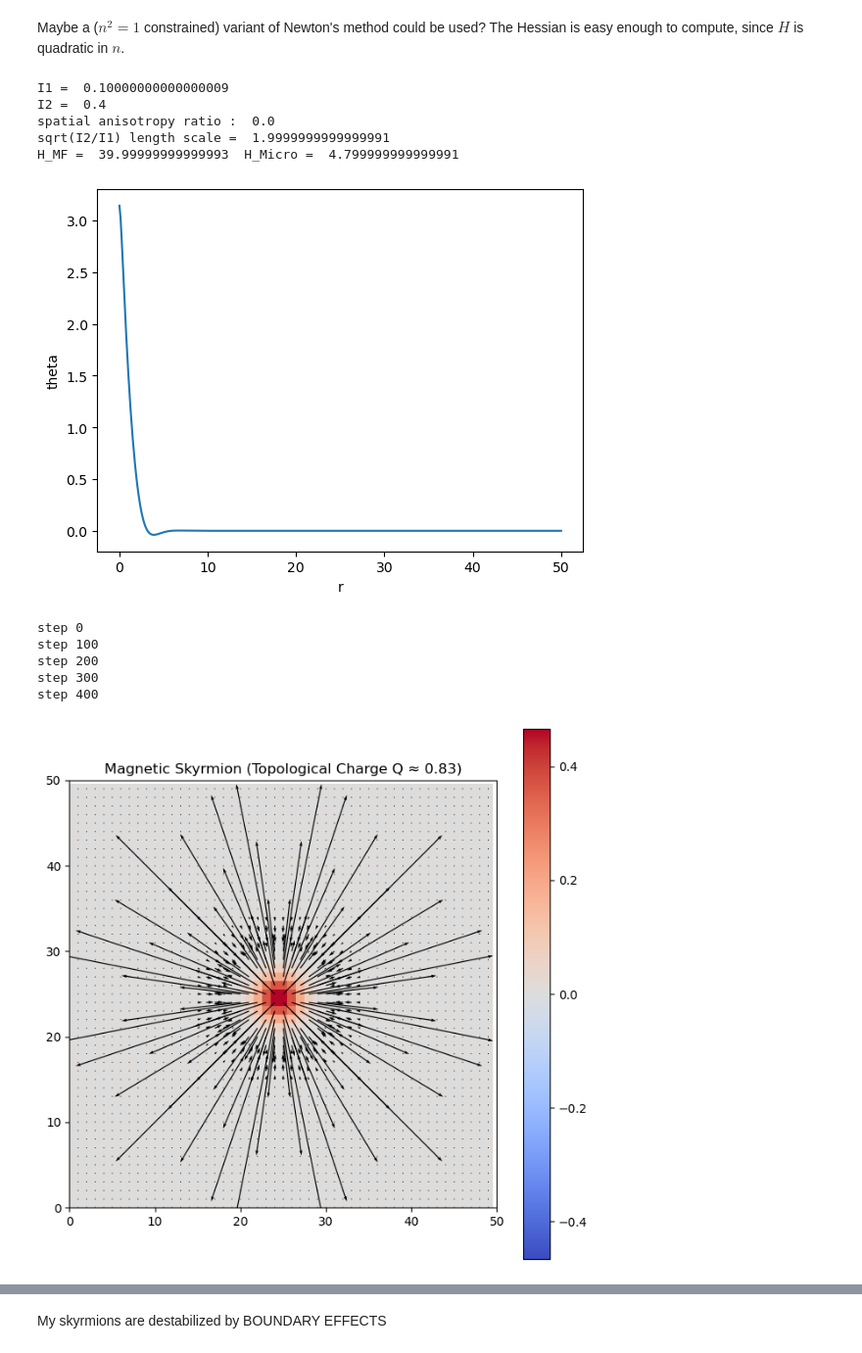
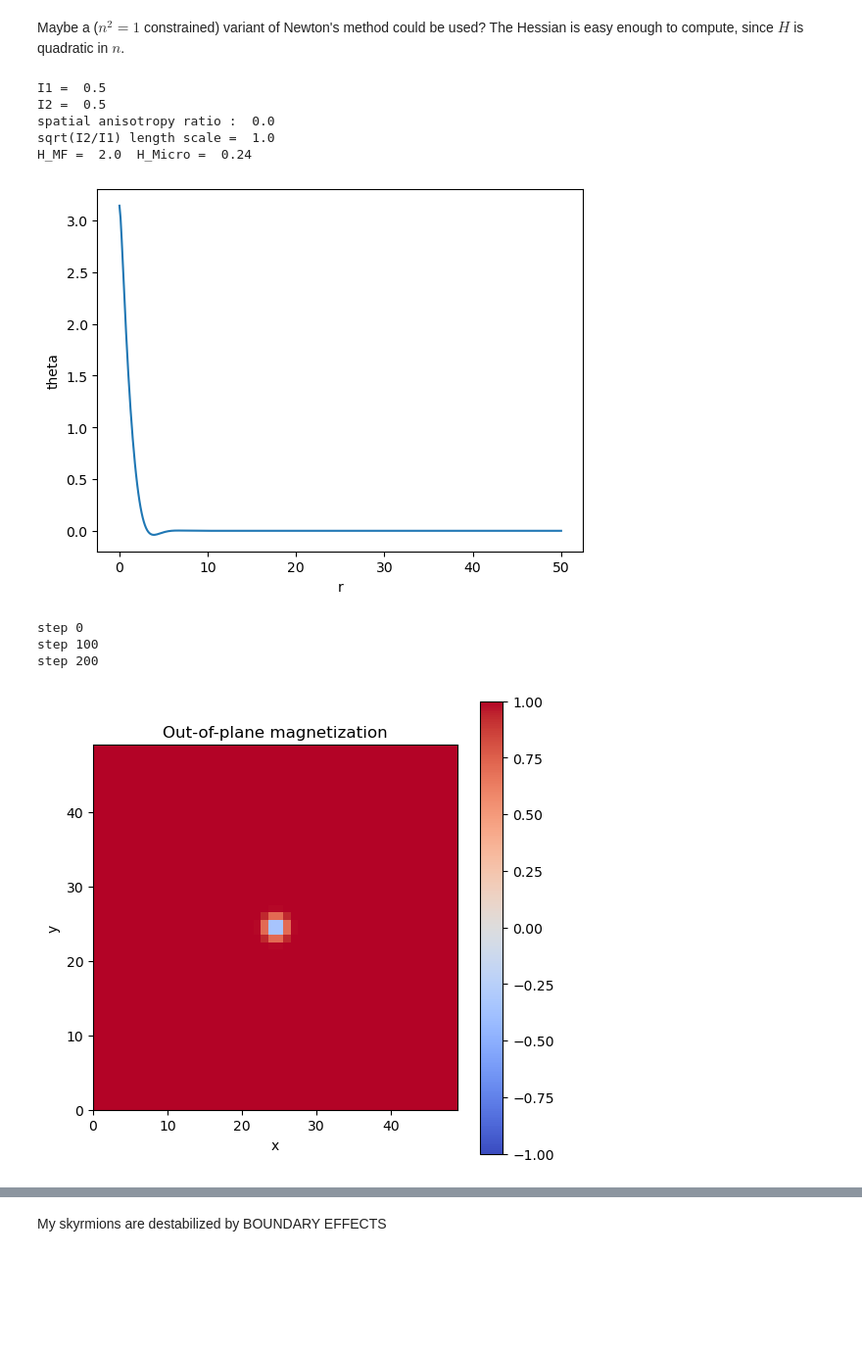
Before and after one commit to jan-chelmecki/skyrmion-tunnelling, a Jupyter notebook: instanton.ipynb, the cells around one changed output, grey strips where cells are left out. Shown at 98% size. Cells and saved outputs as stored; diff of their text form; code cells hidden in the pictures; blank space fills up the shorter version.

```diff
--- a/instanton.ipynb
+++ b/instanton.ipynb
@@ -255,5 +231,0 @@ plt.plot(x,np.cos(theta))
-# %%
-n = skyrmion_ansatz(2.0, 50,50)
-plt.imshow(n[2,:,:])
-plt.colorbar()
-plt.xlim(10,40); plt.ylim(10,40)
@@ -286,15 +250,27 @@ def topological_charge(n):
     return Q, density
 # %%
 def show(n):
+    x0 = 0; x1 = n.shape[1]-1
+
+    #spin z
+    plt.figure(figsize=(6,6))
+    plt.imshow(n[2,:,:], vmin=-1,vmax=1,cmap='coolwarm')
+    plt.xlim(x0,x1); plt.ylim(x0,x1)
+    plt.xlabel("x"); plt.ylabel("y")
+    plt.title("Out-of-plane magnetization")
+    plt.colorbar()
+
+
+    #in-plane
     plt.figure(figsize=(8, 8))
-    plt.quiver(n[0,:,:], n[1,:,:])
-    x0 = 0; x1 = n.shape[1]
+    plt.quiver(n[0,:,:], n[1,:,:], scale=20)
     plt.xlim(x0,x1); plt.ylim(x0,x1)
+    plt.xlabel("x"); plt.ylabel("y")
 
     Q, density = topological_charge(n)
     max_d = np.max(np.abs(density))
     plt.imshow(density, cmap='coolwarm',vmin=-max_d, vmax=max_d)
-    plt.title(f'Magnetic Skyrmion (Topological Charge Q ≈ {Q:.2f})')
+    plt.title(f'Topological charge density (total Q ≈ {Q:.2f})')
     plt.colorbar()
 
 show(n)
@@ -344,5 +320,0 @@ H_MF =  39.99999999999993  H_Micro
-# %%
-B = B_uniform(nx,ny,0.0) - local_B_field(nx,ny,B_val = 0.0, r=10.0, sigma = 1.5)
-K = 0.0
-plt.imshow(B)
-plt.colorbar()
@@ -422,12 +391,3 @@ plt.grid()
 [figure]
 # %% [markdown]
 A BIG problem might be that in a uniform setting, if a skyrmion detects algebraically, the contribution from boundary conditions might carry a lot of weight !
-# %%
-b_vals = np.linspace(1.0,5,12)
-H_vals = []
-for b in b_vals:
-    n = skyrmion_ansatz(b, nx, ny)
-    E = H_vect(n,J1,J2,J3,K,B,boundary)
-    H_vals.append(E)
-#end
-b_vals[np.argmin(H_vals)]
@@ -523,38 +481,36 @@ def relax(n_init, nx, ny, J1, J2, J3, K, B, dt, N_steps, boundary):
     return n
 #end
 
 def skyrmion_minimum(nx, ny, J1, J2, J3, K, B, dt=0.05, N_steps=50, boundary="free"):
     """
     #see what kind of skyrmion has optimal size
     b_vals = np.linspace(1.0,5,12)
     H_vals = []
     for b in b_vals:
         n = skyrmion_ansatz(b, nx, ny)
         E = H_vect(n,J1,J2,J3,K,B,boundary)
         H_vals.append(E)
     #end
     b = b_vals[np.argmin(H_vals)]
     if b<2.0:
         b = 10.0
     print("staring from a hedgehog of size ", b)
     """
     n_init = mean_field_skyrmion(nx,ny,J1,J2,J3,B[nx//2,ny//2])
     return relax(n_init,nx,ny,J1,J2,J3,K,B,dt,N_steps,boundary)
 
 
 nx = 50; ny = 50
 B = B_uniform(nx,ny,0.12)
-n_Sk = skyrmion_minimum(nx,ny,J1,J2,J3,K,B,dt=0.05,N_steps=500)
+n_Sk = skyrmion_minimum(nx,ny,J1,J2,J3,K,B,dt=0.05,N_steps=300)
 # %% [output]
-I1 =  0.10000000000000009
-I2 =  0.4
+I1 =  0.5
+I2 =  0.5
 spatial anisotropy ratio :  0.0
-sqrt(I2/I1) length scale =  1.9999999999999991
-H_MF =  39.99999999999993  H_Micro =  4.799999999999991
+sqrt(I2/I1) length scale =  1.0
+H_MF =  2.0  H_Micro =  0.24
 [figure]
 step 0
 step 100
 step 200
-step 300
-step 400
-[figure, old version]
+[figure, new version]
```
Also changed, not shown: parts of 22 cells of this notebook.
